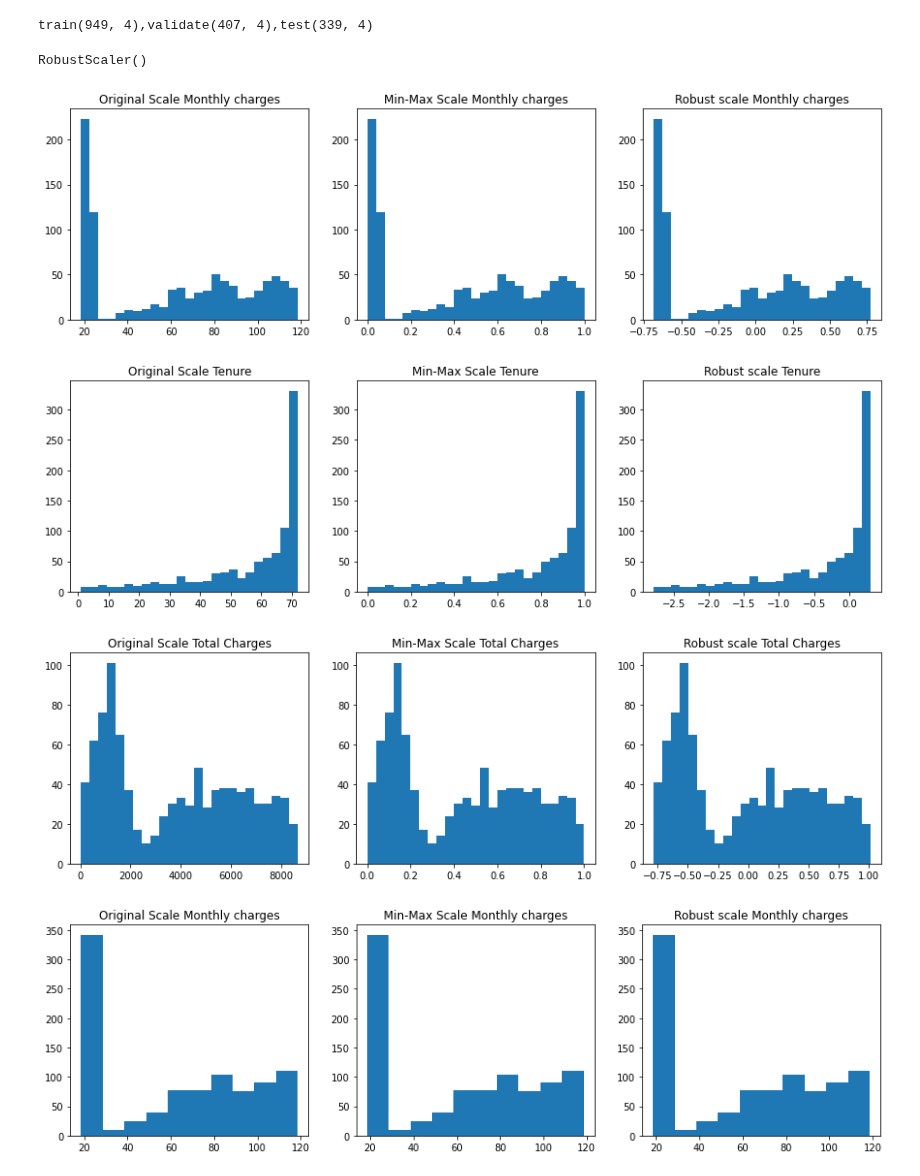
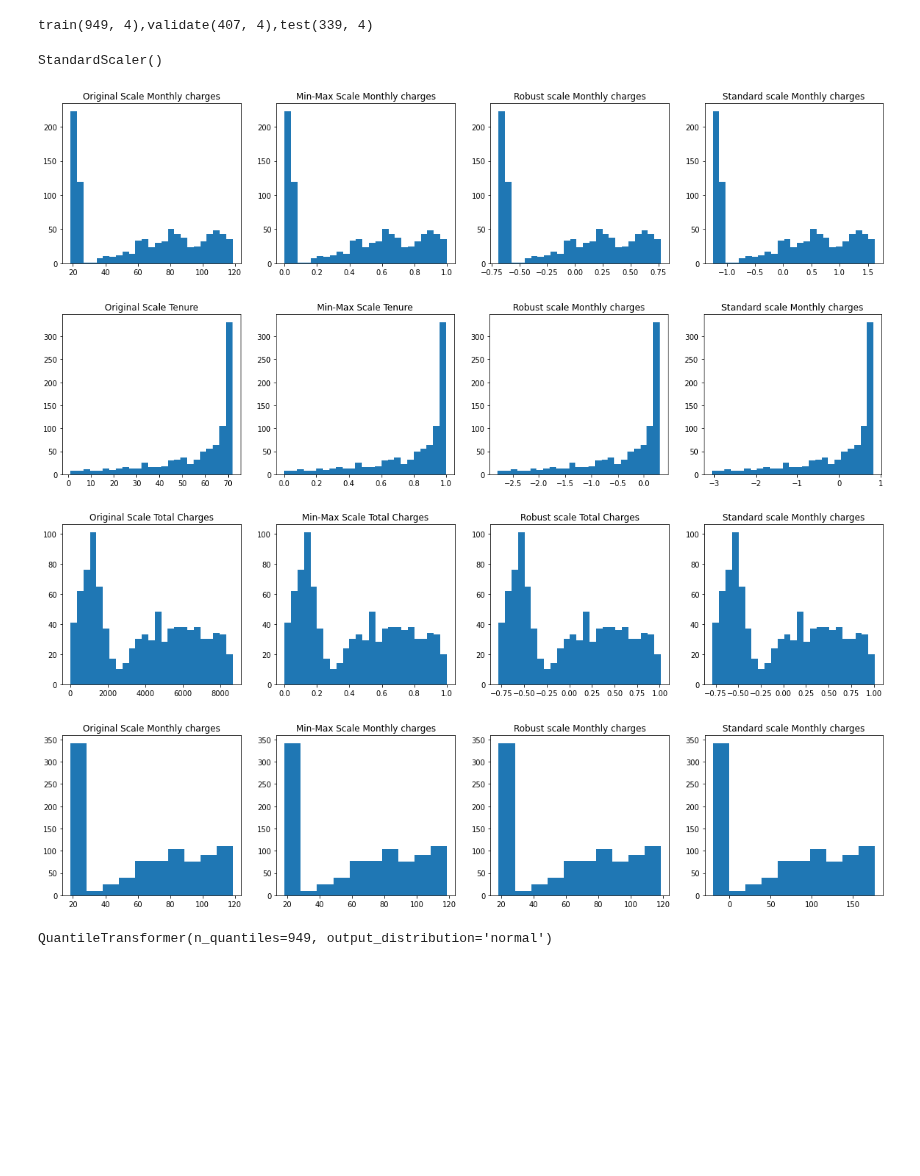
Before and after one commit to carterrxavier/regression-exercises, a Jupyter notebook: scaling.ipynb, the cells around one changed output. Drawn from its saved outputs; the diff is of its cells as text; code cells hidden in the pictures; blank space fills up the shorter version.

```diff
--- a/scaling.ipynb
+++ b/scaling.ipynb
@@ -25,20 +26,26 @@ X_test = test.drop(columns='customer_id')
 #set up scalers
 min_max_scaler = MinMaxScaler()
 robust_scaler = RobustScaler()
+standard_scaler = StandardScaler()
+
 min_max_scaler.fit(X_train)
 robust_scaler.fit(X_train)
+standard_scaler.fit(X_train)
 # %% [output]
-RobustScaler()
+StandardScaler()
 # %%
 #scale data both ways
 mmX_train_scaled = min_max_scaler.transform(X_train)
 rX_train_scaled = robust_scaler.transform(X_train)
+sX_train_scaled = standard_scaler.transform(X_train)
 
 mmX_validate_scaled = min_max_scaler.transform(X_validate)
 rX_validate_scaled = robust_scaler.transform(X_validate)
+sX_validate_scaled = standard_scaler.transform(X_validate)
 
 mmX_test_scaled = min_max_scaler.transform(X_test)
 rX_test_scaled = robust_scaler.transform(X_test)
+sX_test_scaled = standard_scaler.transform(X_test)
 # %%
 #create new df for scaler dataframes
 mmX_train_scaled = pd.DataFrame(mmX_train_scaled, columns=X_train.columns)
@@ -48,51 +55,65 @@ mmX_test_scaled = pd.DataFrame(mmX_test_scaled, columns=X_test.columns)
 rX_train_scaled = pd.DataFrame(rX_train_scaled, columns=X_train.columns)
 rX_validate_scaled = pd.DataFrame(rX_validate_scaled, columns=X_validate.columns)
 rX_test_scaled = pd.DataFrame(rX_test_scaled, columns=X_test.columns)
+
+
+sX_train_scaled = pd.DataFrame(sX_train_scaled, columns=X_train.columns)
+sX_validate_scaled = pd.DataFrame(sX_validate_scaled, columns=X_validate.columns)
+sX_test_scaled = pd.DataFrame(sX_test_scaled, columns=X_test.columns)
 # %%
 #scale monthly charges
-plt.figure(figsize=(15,4))
-plt.subplot(131)
+plt.figure(figsize=(20,4))
+plt.subplot(141)
 plt.hist(train.monthly_charges,bins=25)
 plt.title("Original Scale Monthly charges")
-plt.subplot(132)
+plt.subplot(142)
 plt.hist(mmX_train_scaled.monthly_charges, bins = 25)
 plt.title("Min-Max Scale Monthly charges")
-plt.subplot(133)
+plt.subplot(143)
 plt.hist(rX_train_scaled.monthly_charges, bins = 25)
 plt.title("Robust scale Monthly charges")
+plt.subplot(144)
+plt.hist(sX_train_scaled.monthly_charges, bins = 25)
+plt.title("Standard scale Monthly charges")
 plt.show()
 # %% [output]
-[figure, old version]
+[figure, new version]
 # %%
 #scale tenure
-plt.figure(figsize=(15,4))
-plt.subplot(131)
+plt.figure(figsize=(20,4))
+plt.subplot(141)
 plt.hist(train.tenure,bins=25)
 plt.title("Original Scale Tenure")
-plt.subplot(132)
+plt.subplot(142)
 plt.hist(mmX_train_scaled.tenure, bins = 25)
 plt.title("Min-Max Scale Tenure")
-plt.subplot(133)
+plt.subplot(143)
 plt.hist(rX_train_scaled.tenure, bins = 25)
-plt.title("Robust scale Tenure")
+plt.title("Robust scale Monthly charges")
+plt.subplot(144)
+plt.hist(sX_train_scaled.tenure, bins = 25)
+plt.title("Standard scale Monthly charges")
 plt.show()
 # %% [output]
-[figure, old version]
+[figure, new version]
 # %%
 #scale total charges
-plt.figure(figsize=(15,4))
-plt.subplot(131)
+plt.figure(figsize=(20,4))
+plt.subplot(141)
 plt.hist(train.total_charges,bins=25)
 plt.title("Original Scale Total Charges")
-plt.subplot(132)
+plt.subplot(142)
 plt.hist(mmX_train_scaled.total_charges, bins = 25)
 plt.title("Min-Max Scale Total Charges")
-plt.subplot(133)
+plt.subplot(143)
 plt.hist(rX_train_scaled.total_charges, bins = 25)
 plt.title("Robust scale Total Charges")
+plt.subplot(144)
+plt.hist(rX_train_scaled.total_charges, bins = 25)
+plt.title("Standard scale Monthly charges")
 plt.show()
 # %% [output]
-[figure, old version]
+[figure, new version]
 # %%
 # apply inverse_transorm, is it the same as original, answer: yes
 mmX_train_scaled = min_max_scaler.inverse_transform(mmX_train_scaled)
@@ -108,20 +132,29 @@ mmX_train_scaled = pd.DataFrame(mmX_train_scaled, columns=X_train.columns)
 mmX_validate_scaled = pd.DataFrame(mmX_validate_scaled, columns=X_validate.columns)
 mmX_test_scaled = pd.DataFrame(mmX_test_scaled, columns=X_test.columns)
 
+
 rX_train_scaled = pd.DataFrame(rX_train_scaled, columns=X_train.columns)
 rX_validate_scaled = pd.DataFrame(rX_validate_scaled, columns=X_validate.columns)
 rX_test_scaled = pd.DataFrame(rX_test_scaled, columns=X_test.columns)
 
-plt.figure(figsize=(15,4))
-plt.subplot(131)
+
+sX_train_scaled = pd.DataFrame(sX_train_scaled, columns=X_train.columns)
+sX_validate_scaled = pd.DataFrame(sX_validate_scaled, columns=X_validate.columns)
+sX_test_scaled = pd.DataFrame(sX_test_scaled, columns=X_test.columns)
+
+plt.figure(figsize=(20,4))
+plt.subplot(141)
 plt.hist(train.monthly_charges)
 plt.title("Original Scale Monthly charges")
-plt.subplot(132)
+plt.subplot(142)
 plt.hist(mmX_train_scaled.monthly_charges)
 plt.title("Min-Max Scale Monthly charges")
-plt.subplot(133)
+plt.subplot(143)
 plt.hist(rX_train_scaled.monthly_charges)
 plt.title("Robust scale Monthly charges")
+plt.subplot(144)
+plt.hist(sX_train_scaled.monthly_charges)
+plt.title("Standard scale Monthly charges")
 plt.show()
 # %% [output]
-[figure, old version]
+[figure, new version]
@@ -129,0 +166,4 @@ plt.show()
+# %%
+quantile.fit(X_train)
+# %% [output]
+QuantileTransformer(n_quantiles=949, output_distribution='normal')
```
Also changed, not shown: parts of 16 cells of this notebook, 1 other file.
